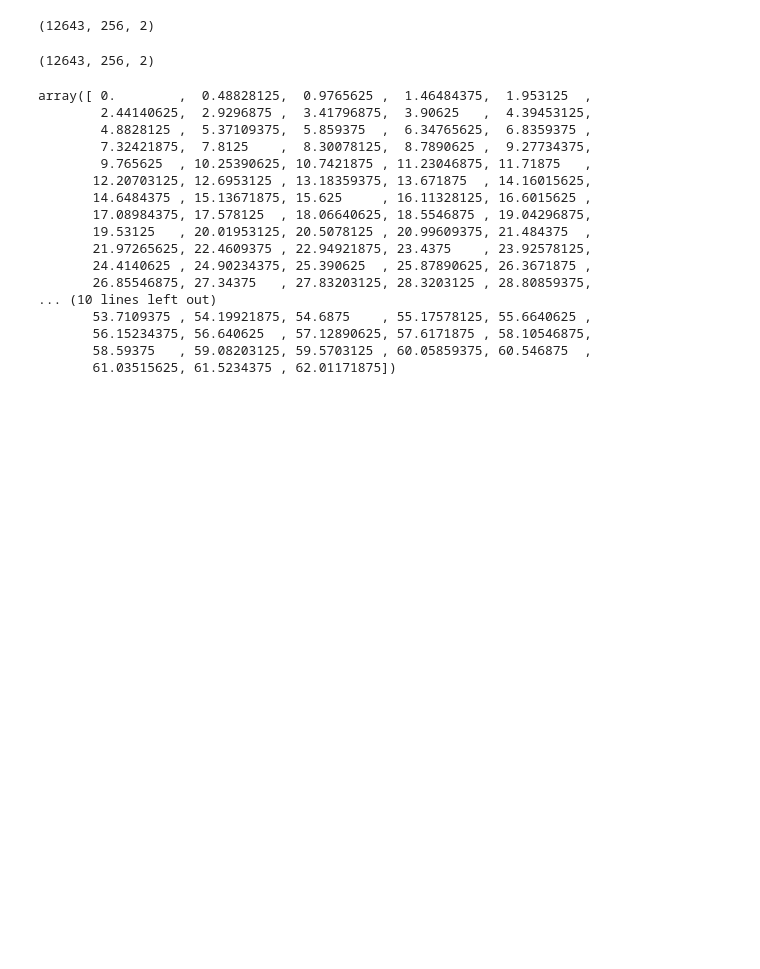
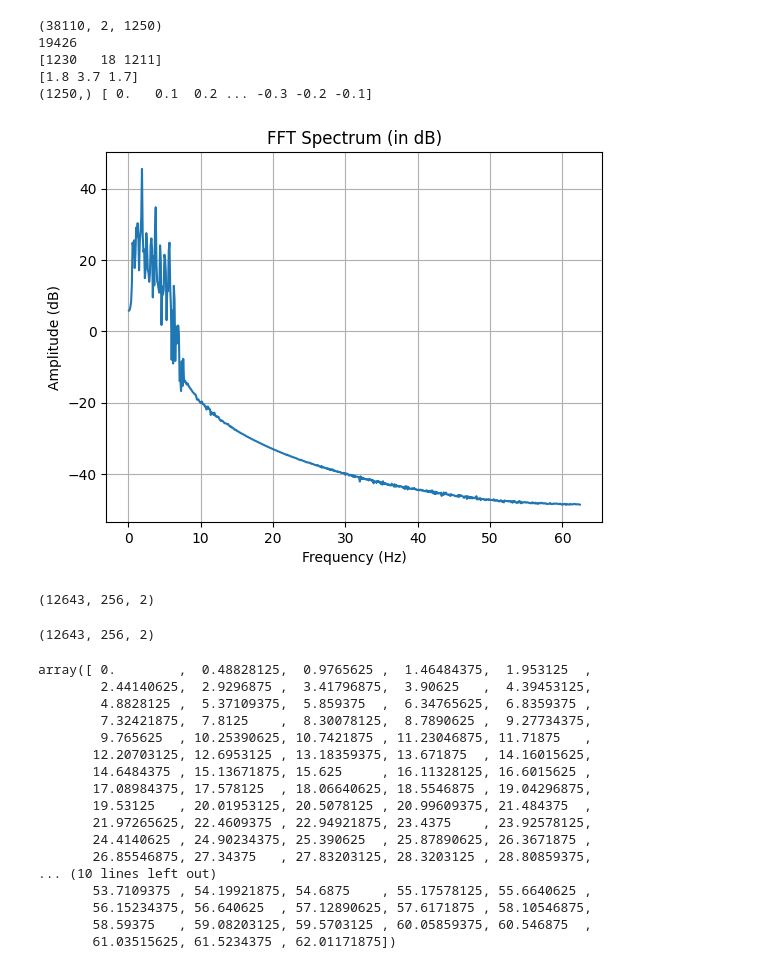
Before and after one commit to ax6000/BloodPressureEstimation, a Jupyter notebook: notebooks/make_spectrogram.ipynb, the cells around one changed output. Saved outputs shown, nothing was run; the diff lists cells and outputs as text; code cells hidden in the pictures; blank space fills up the shorter version.

```diff
--- a/notebooks/make_spectrogram.ipynb
+++ b/notebooks/make_spectrogram.ipynb
@@ -8,3 +10,29 @@ DATA_DIR = r"../data/processed/BP_npy/0625_256_2_diff_clean/p00"
+# %%
+data = np.load(DATA_DIR)
+print(data.shape)
+i = np.random.randint(0, data.shape[0])
+print(i)
+data_fft = np.fft.fft(data[i,1])
+amplitude = np.abs(data_fft)
+amplitude_db = 20 * np.log10(amplitude + 1e-10)
+freqs = np.fft.fftfreq(len(data_fft), d=1.0/125)
+print(np.argsort(-amplitude[1:])[:3])
+print(freqs[np.argsort(-amplitude[1:len(freqs)//2])[:3]])
+print(freqs.shape,freqs)
+plt.plot(freqs[1:len(freqs)//2], amplitude_db[1:len(freqs)//2])
+# plt.plot(freqs[1:len(freqs)//2-500], amplitude_db[1:len(freqs)//2-500])
+plt.xlabel('Frequency (Hz)')
+plt.ylabel('Amplitude (dB)')
+plt.title('FFT Spectrum (in dB)')
+plt.grid()
+plt.show()
+# %% [output]
+(38110, 2, 1250)
+19426
+[1230   18 1211]
+[1.8 3.7 1.7]
+(1250,) [ 0.   0.1  0.2 ... -0.3 -0.2 -0.1]
+[figure, added]
 # %%
 data = np.load(os.path.join(DATA_DIR,"test.npy"))[:,:,:,0]
 data.shape
```
Also changed, not shown: parts of 2 cells of this notebook, 12 other files.
